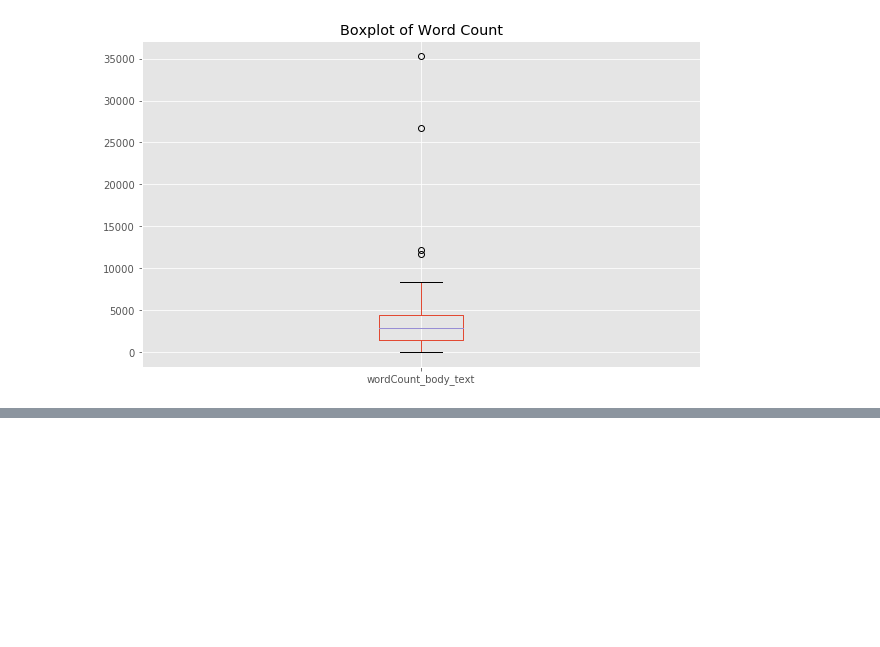
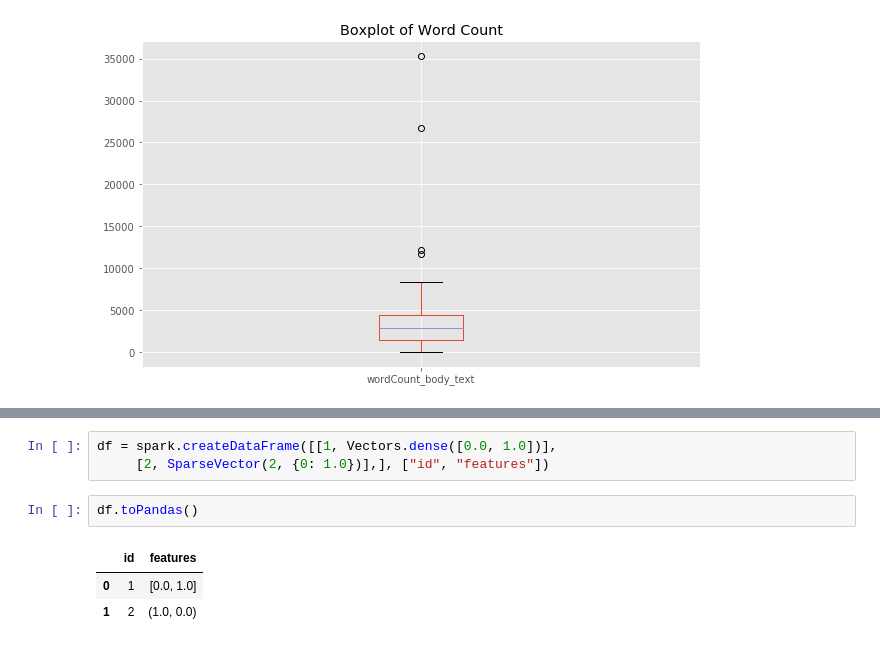
Before and after one commit to pdhimal1/COVID19-Topic-Modeling, a Jupyter notebook: src/HW3-data-exploration.ipynb, the cells around one changed output, grey strips where cells are left out. Saved outputs shown, nothing was run; the diff lists cells and outputs as text; blank space fills up the shorter version.

```diff
--- a/src/HW3-data-exploration.ipynb
+++ b/src/HW3-data-exploration.ipynb
@@ -169,0 +250,9 @@ plt.show()
+# %%
+df = spark.createDataFrame([[1, Vectors.dense([0.0, 1.0])],
+     [2, SparseVector(2, {0: 1.0})],], ["id", "features"])
+# %%
+df.toPandas()
+# %% [output]
+|  | id | features |
+| 0 | 1 | [0.0, 1.0] |
+| 1 | 2 | (1.0, 0.0) |
```
Also changed, not shown: parts of 6 cells of this notebook.
